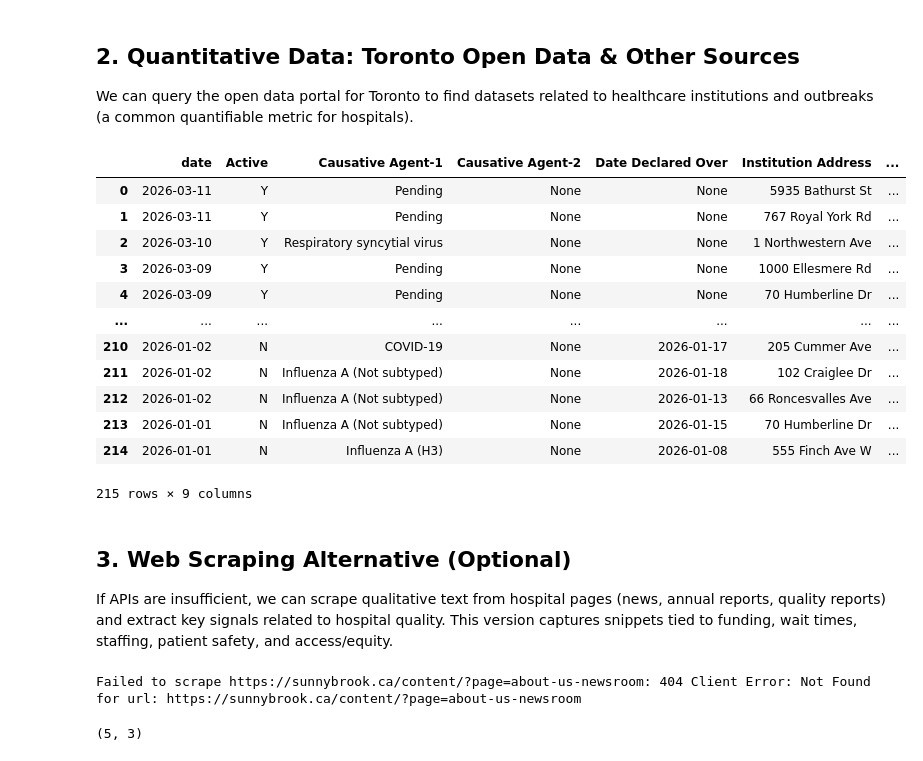
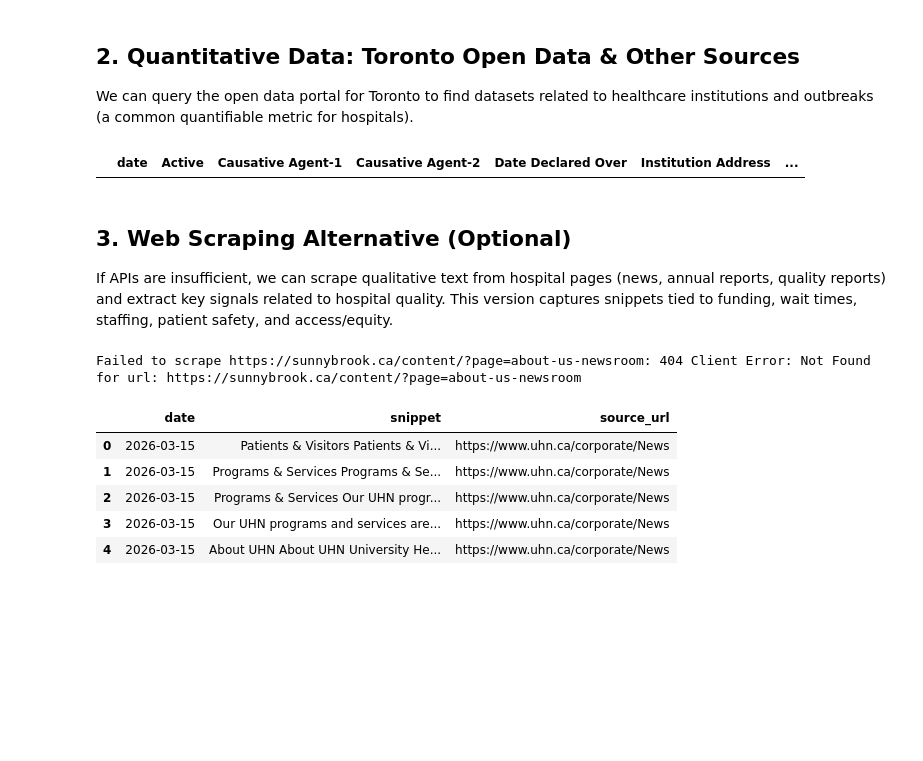
Before and after one commit to e-yang6/polymolt, a Jupyter notebook: backend/app/data/hospital_data.ipynb, the cells around one changed output. Drawn from its saved outputs; the diff is of its cells as text; code cells hidden in the pictures; blank space fills up the shorter version.

```diff
--- a/backend/app/data/hospital_data.ipynb
+++ b/backend/app/data/hospital_data.ipynb
@@ -165,45 +165,36 @@ try:
     if datastore_resources:
         data_resource = datastore_resources[0]
         data_url = f"{base_url}/api/3/action/datastore_search"
         data_params = {"id": data_resource["id"], "limit": 100000}
         data_res = requests.get(data_url, params=data_params).json()
         raw_df = pd.DataFrame(data_res["result"]["records"])
 
         date_cols = [c for c in raw_df.columns if "date" in c.lower()]
         if date_cols:
             main_date_col = date_cols[0]
             raw_df[main_date_col] = pd.to_datetime(raw_df[main_date_col], errors="coerce")
             raw_df = raw_df.rename(columns={main_date_col: "date"})
 
             try:
                 five_years_ago_ts = pd.Timestamp(start_date)
                 if raw_df["date"].dt.tz is not None:
                     five_years_ago_ts = five_years_ago_ts.tz_localize(raw_df["date"].dt.tz)
                 raw_df = raw_df[raw_df["date"] >= five_years_ago_ts]
             except NameError:
                 pass
         else:
             raw_df["date"] = pd.NaT
 
         outbreaks_df = _format_df(raw_df)
+        # Keep only outbreaks at downtown Toronto hospitals
+        if "Institution Name" in outbreaks_df.columns:
+            outbreaks_df = outbreaks_df[outbreaks_df["Institution Name"].isin(downtown_hospitals)].reset_index(drop=True)
 except Exception:
     outbreaks_df = pd.DataFrame(columns=["date"])
 
 outbreaks_df
 # %% [output]
 |  | date | Active | Causative Agent-1 | Causative Agent-2 | Date Declared Over | Institution Address | ... |
-| 0 | 2026-03-11 | Y | Pending | None | None | 5935 Bathurst St | ... |
-| 1 | 2026-03-11 | Y | Pending | None | None | 767 Royal York Rd | ... |
-| 2 | 2026-03-10 | Y | Respiratory syncytial virus | None | None | 1 Northwestern Ave | ... |
-| 3 | 2026-03-09 | Y | Pending | None | None | 1000 Ellesmere Rd | ... |
-| 4 | 2026-03-09 | Y | Pending | None | None | 70 Humberline Dr | ... |
-| ... | ... | ... | ... | ... | ... | ... | ... |
-| 210 | 2026-01-02 | N | COVID-19 | None | 2026-01-17 | 205 Cummer Ave | ... |
-| 211 | 2026-01-02 | N | Influenza A (Not subtyped) | None | 2026-01-18 | 102 Craiglee Dr | ... |
-| 212 | 2026-01-02 | N | Influenza A (Not subtyped) | None | 2026-01-13 | 66 Roncesvalles Ave | ... |
-| 213 | 2026-01-01 | N | Influenza A (Not subtyped) | None | 2026-01-15 | 70 Humberline Dr | ... |
-| 214 | 2026-01-01 | N | Influenza A (H3) | None | 2026-01-08 | 555 Finch Ave W | ... |
-215 rows × 9 columns
 # %% [markdown]
 ## 3. Web Scraping Alternative (Optional)
 If APIs are insufficient, we can scrape qualitative text from hospital pages (news, annual reports, quality reports) and extract key signals related to hospital quality. This version captures snippets tied to funding, wait times, staffing, patient safety, and access/equity.
@@ -315,7 +306,12 @@ hospital_pages = [
 
 qualitative_df = scrape_multiple_hospital_pages(hospital_pages)
 
-qualitative_df.shape
+qualitative_df
 # %% [output]
 Failed to scrape https://sunnybrook.ca/content/?page=about-us-newsroom: 404 Client Error: Not Found for url: https://sunnybrook.ca/content/?page=about-us-newsroom
-(5, 3)
+|  | date | snippet | source_url |
+| 0 | 2026-03-15 | Patients & Visitors Patients & Vi... | https://www.uhn.ca/corporate/News |
+| 1 | 2026-03-15 | Programs & Services Programs & Se... | https://www.uhn.ca/corporate/News |
+| 2 | 2026-03-15 | Programs & Services Our UHN progr... | https://www.uhn.ca/corporate/News |
+| 3 | 2026-03-15 | Our UHN programs and services are... | https://www.uhn.ca/corporate/News |
+| 4 | 2026-03-15 | About UHN About UHN University He... | https://www.uhn.ca/corporate/News |
```
Also changed, not shown: parts of 4 cells of this notebook, 1 other file.
